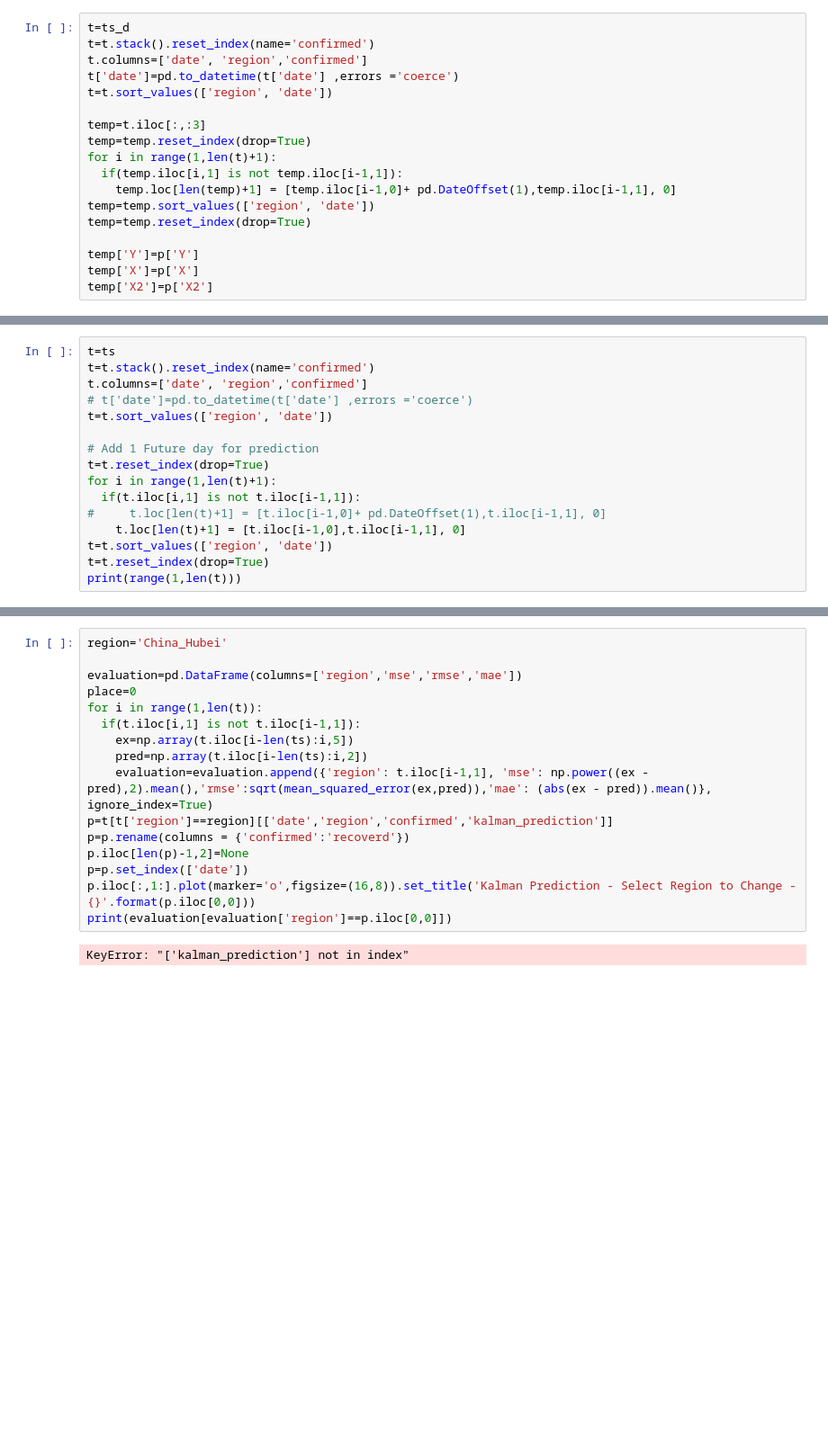
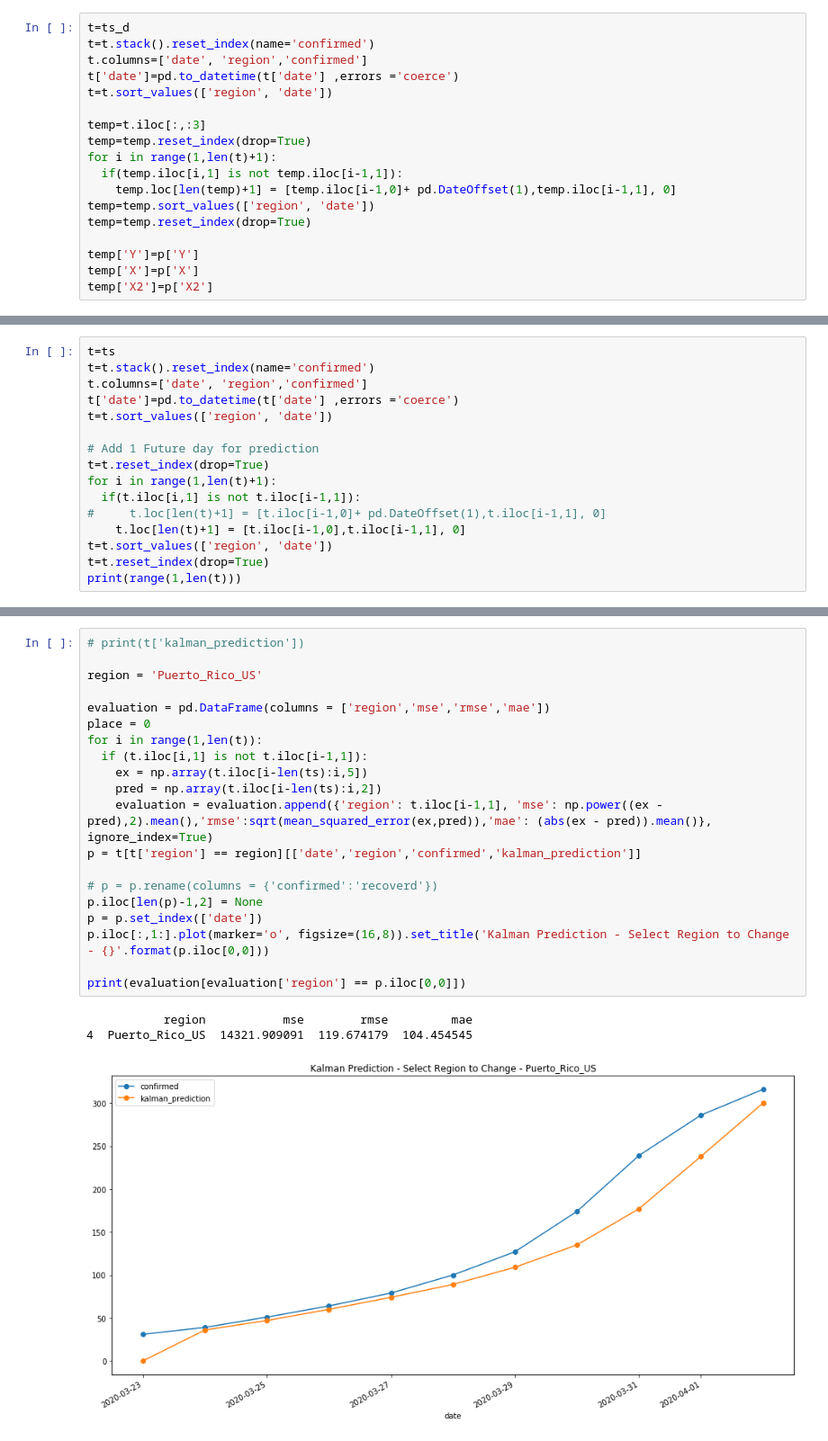
Before and after one commit to JosefHartsough/COVID-19-Prediction, a Jupyter notebook: jupyter/testing.ipynb, the cells around one changed output, grey strips where cells are left out. Shown: that part at 90% size. Cells and saved outputs as stored; diff of their text form; blank space fills up the shorter version.

```diff
--- a/jupyter/testing.ipynb
+++ b/jupyter/testing.ipynb
@@ -212,7 +196,7 @@ w_forecast['date']=pd.to_datetime(w_forecast['date'],format='%d/%m/%Y')
 t=ts
 t=t.stack().reset_index(name='confirmed')
 t.columns=['date', 'region','confirmed']
-# t['date']=pd.to_datetime(t['date'] ,errors ='coerce')
+t['date']=pd.to_datetime(t['date'] ,errors ='coerce')
 t=t.sort_values(['region', 'date'])
 
 # Add 1 Future day for prediction
@@ -270,19 +272,25 @@ TypeError: cannot convert the series to <class 'int'>
 # %%
-region='China_Hubei'
+# print(t['kalman_prediction'])
 
-evaluation=pd.DataFrame(columns=['region','mse','rmse','mae'])
-place=0
+region = 'Puerto_Rico_US'
+
+evaluation = pd.DataFrame(columns = ['region','mse','rmse','mae'])
+place = 0
 for i in range(1,len(t)):
-  if(t.iloc[i,1] is not t.iloc[i-1,1]):
-    ex=np.array(t.iloc[i-len(ts):i,5])
-    pred=np.array(t.iloc[i-len(ts):i,2])
-    evaluation=evaluation.append({'region': t.iloc[i-1,1], 'mse': np.power((ex - pred),2).mean(),'rmse':sqrt(mean_squared_error(ex,pred)),'mae': (abs(ex - pred)).mean()}, ignore_index=True)
-p=t[t['region']==region][['date','region','confirmed','kalman_prediction']]
-p=p.rename(columns = {'confirmed':'recoverd'})
-p.iloc[len(p)-1,2]=None
-p=p.set_index(['date'])
-p.iloc[:,1:].plot(marker='o',figsize=(16,8)).set_title('Kalman Prediction - Select Region to Change - {}'.format(p.iloc[0,0]))
-print(evaluation[evaluation['region']==p.iloc[0,0]])
+  if (t.iloc[i,1] is not t.iloc[i-1,1]):
+    ex = np.array(t.iloc[i-len(ts):i,5])
+    pred = np.array(t.iloc[i-len(ts):i,2])
+    evaluation = evaluation.append({'region': t.iloc[i-1,1], 'mse': np.power((ex - pred),2).mean(),'rmse':sqrt(mean_squared_error(ex,pred)),'mae': (abs(ex - pred)).mean()}, ignore_index=True)
+p = t[t['region'] == region][['date','region','confirmed','kalman_prediction']]
+
+# p = p.rename(columns = {'confirmed':'recoverd'})
+p.iloc[len(p)-1,2] = None
+p = p.set_index(['date'])
+p.iloc[:,1:].plot(marker='o', figsize=(16,8)).set_title('Kalman Prediction - Select Region to Change - {}'.format(p.iloc[0,0]))
+
+print(evaluation[evaluation['region'] == p.iloc[0,0]])
 # %% [output]
-KeyError: "['kalman_prediction'] not in index"
+           region           mse        rmse         mae
+4  Puerto_Rico_US  14321.909091  119.674179  104.454545
+[figure, added]
 # %%
```
Also changed, not shown: parts of 14 cells of this notebook, 5 other files.
